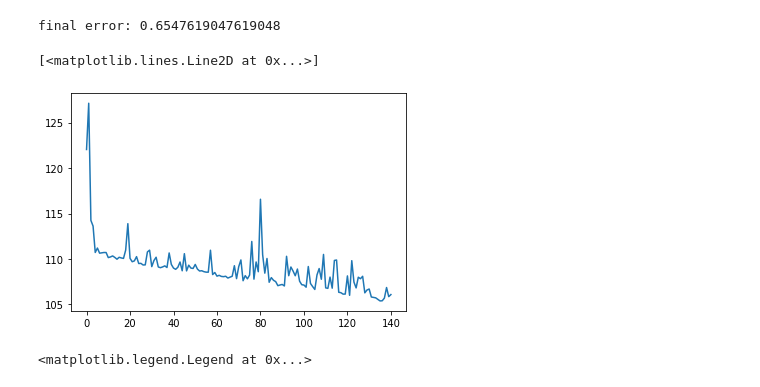
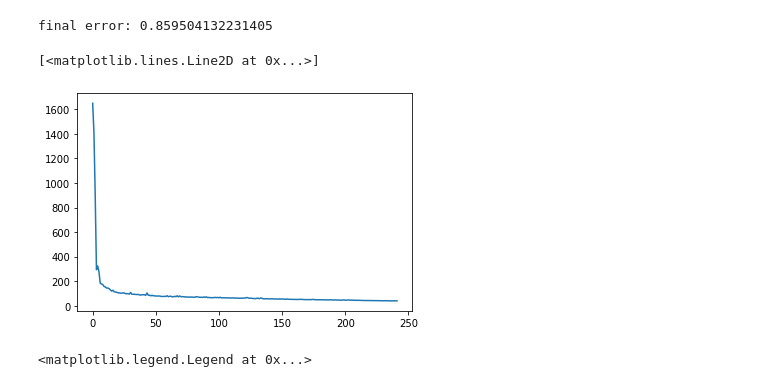
Before and after one commit to sd3ntato/ML-Project, a Jupyter notebook: MONK.ipynb, the cells around one changed output. Saved outputs shown, nothing was run; the diff lists cells and outputs as text; code cells hidden in the pictures.

```diff
--- a/MONK.ipynb
+++ b/MONK.ipynb
@@ -37,0 +27,20 @@ print(vx.shape, vy.shape)
+# %%
+def xy(data):
+    x = data[:,1:]
+    y = to_categorical(data[:,0])
+    return x,y
+
+params=[
+        {
+         'Nodes': [[6,5,2],[6,10,2],[6,15,2]],
+         'f': ['tanh','relu'],
+         "f_out":['softmax'],
+         'learning_rate': [1e-02, 1e-03],
+         'alpha': [5e-01, 9e-01],
+         'lambda' : [0,1e-5]
+        }
+      ]
+# %%
+data,test=MONK_dataset(3)
+best_config,best_error=k_fold_CV(data, params, k=4, n_init=2, max_epochs=300, tresh=.1,
+bs=15, measure_interval=10,xy=xy)
@@ -38,21 +65,22 @@ print(vx.shape, vy.shape)
 # %%
 n = MLP(  Nodes=[6,10,10,2], f='relu', f_out='softmax')
 # %%
-n.train(tx, ty, 3e-03,
+tx,ty=xy(data)
+vx,vy=xy(test)
+n.train(tx,ty, 3e-03,
   a = 9e-01,
   l = 1e-9,
-  val_x = vx,
-  val_y = vy,
+  val_x=vx,val_y=vy,
   max_epochs = 200,
   tresh = 0.01,
   measure_interval = 20,
   bs=20 )
 
 plt.plot(n.loss_history)
 # %% [output]
-final error: 0.6547619047619048
+final error: 0.859504132231405
 [<matplotlib.lines.Line2D at 0x...>]
-[figure, old version]
+[figure, new version]
 # %%
 plt.plot(n.train_history,label = 'train')
 plt.plot(n.valid_history,label = 'valid')
```
Also changed, not shown: parts of 3 cells of this notebook, 4 other files.
